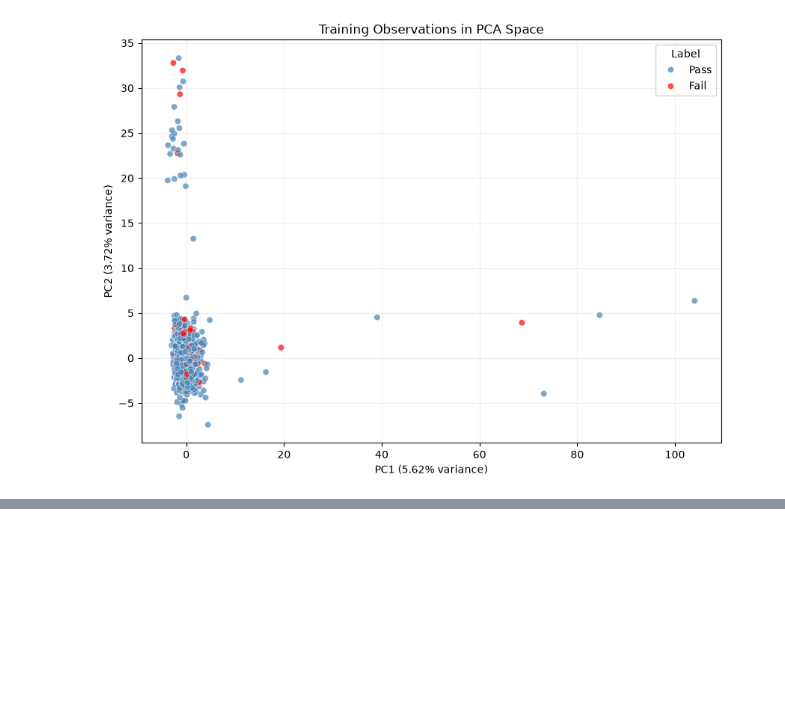
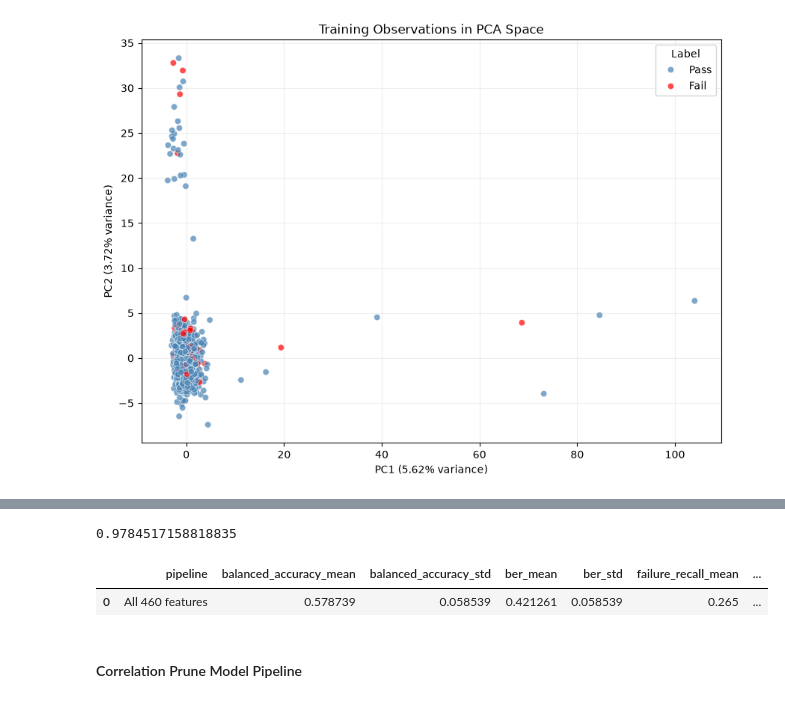
Before and after one commit to DRPproton/semiconductor-projects-tda, a Jupyter notebook: Project-1_SECOM/notebooks/notebook.ipynb, the cells around one changed output, grey strips where cells are left out. Saved outputs shown, nothing was run; the diff lists cells and outputs as text; code cells hidden in the pictures; blank space fills up the shorter version.

```diff
--- a/Project-1_SECOM/notebooks/notebook.ipynb
+++ b/Project-1_SECOM/notebooks/notebook.ipynb
@@ -1387,0 +1394,10 @@ plt.show()
+# %%
+base_line_pipeline = create_pipeline(
+    threshold=0.80,
+    use_correlation=False,
+    imputer=SimpleImputer(strategy="median"),
+    scaler=StandardScaler(),
+    classifier=LogisticRegression(class_weight="balanced", max_iter=5000,random_state=42),
+)
+# %%
+base_line_pipeline.fit(X_train, y_train)
@@ -1387,0 +1413,22 @@ plt.show()
+# %%
+base_line_pipeline.score(X_train, y_train)
+# %% [output]
+0.9784517158818835
+# %%
+baseline_cv_summary, baseline_cv_scores = evaluate_pipeline_cv(
+    pipeline=base_line_pipeline,
+    X=X_train,
+    y=y_train,
+    pipeline_name="All 460 features",
+    n_splits=5,
+    n_repeats=5,
+    random_state=42,
+    n_jobs=-1,
+)
+# %%
+baseline_cv_summary
+# %% [output]
+|  | pipeline | balanced_accuracy_mean | balanced_accuracy_std | ber_mean | ber_std | failure_recall_mean | ... |
+| 0 | All 460 features | 0.578739 | 0.058539 | 0.421261 | 0.058539 | 0.265 | ... |
+# %% [markdown]
+#### Correlation Prune Model Pipeline
```
Also changed, not shown: parts of 32 cells of this notebook, 4 other files.
